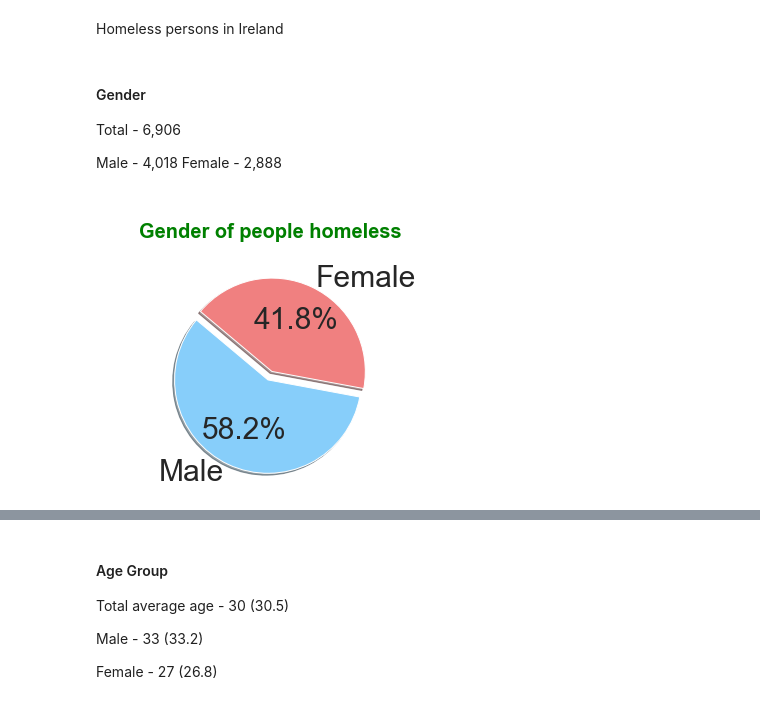
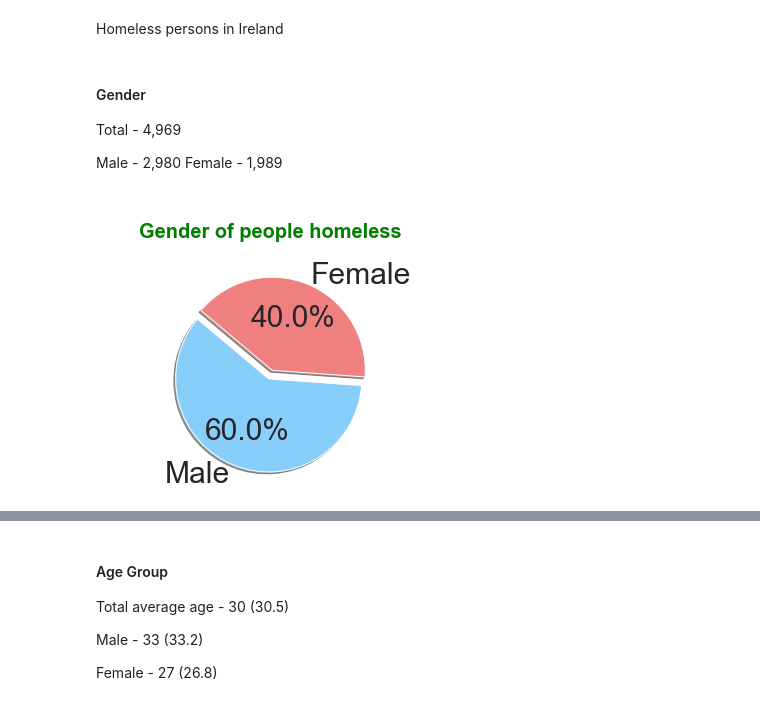
Before and after one commit to dconn20/Prog.D.A---Project, a Jupyter notebook: Prog.D.A - Project.ipynb, the cells around one changed output, grey strips where cells are left out. Drawn from its saved outputs; the diff is of its cells as text; code cells hidden in the pictures.

```diff
--- a/Prog.D.A - Project.ipynb
+++ b/Prog.D.A - Project.ipynb
@@ -38,10 +38,10 @@ df = pd.DataFrame()
 # %% [markdown]
 #### Gender
 
-Total - 6,906
+Total - 4,969
 
-Male - 4,018
-Female - 2,888
+Male - 2,980
+Female - 1,989
 # %%
 # Seed Reset: Set the random seed so the numbers will stay the same each time the cell is executed
 np.random.seed(1234)
@@ -56,21 +56,21 @@ gender = np.random.choice(choice, 6906, p=[0.5818, 0.4182])
 # %%
 # Adapted from: https://pythonspot.com/matplotlib-pie-chart/
 
 # Data to plot
 labels = 'Male', 'Female'
-slices_gender = [0.5818, 0.4182]
+slices_gender = [0.5997, 0.4003]
 colors = ['lightskyblue', 'lightcoral']
 explode = (0.1, 0)  # explode 1st slice
 
 # Plot
 plt.pie(slices_gender, explode=explode, labels=labels, colors=colors,
 autopct='%1.1f%%', shadow=True, startangle=140, textprops={'fontsize': 30})
 plt.title("\nGender of people homeless\n", fontweight="bold", fontsize="20", color="g")
 
 plt.axis('equal')
 plt.show()
 # %% [output]
-[figure, old version]
+[figure, new version]
 # %%
 df = pd.DataFrame(data={"Gender": gender})
 df
```
Also changed, not shown: parts of 11 cells of this notebook.
